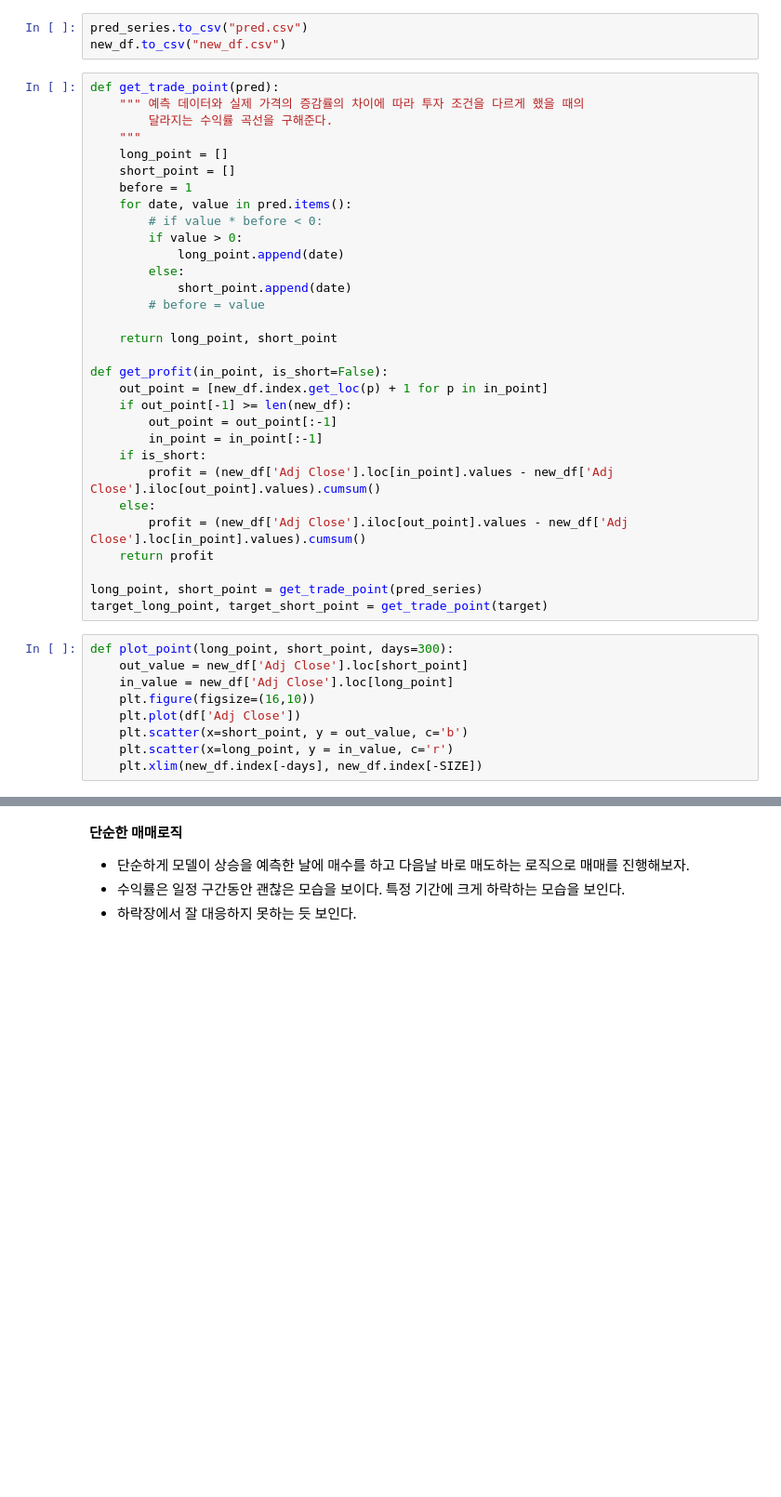
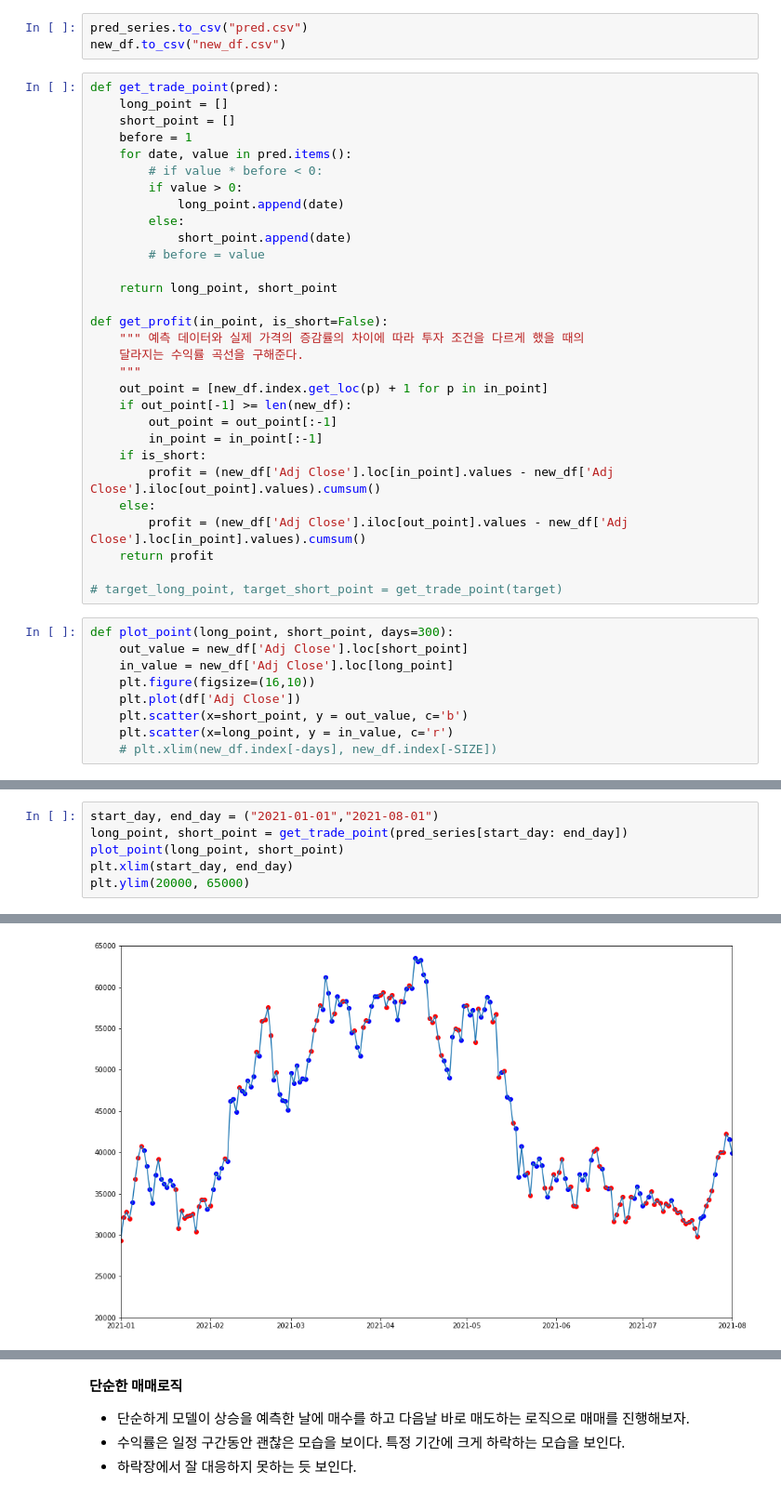
Before and after one commit to Think-JIn99/All-about-Market, a Jupyter notebook: trading/Jeong/machine_trade/model/only_btc/model_test_classify.ipynb, the cells around one changed output, grey strips where cells are left out. Shown at 93% size. Drawn from its saved outputs; the diff is of its cells as text; blank space fills up the shorter version.

```diff
--- a/trading/Jeong/machine_trade/model/only_btc/model_test_classify.ipynb
+++ b/trading/Jeong/machine_trade/model/only_btc/model_test_classify.ipynb
@@ -209,9 +215,6 @@ pred_series.to_csv("pred.csv")
 new_df.to_csv("new_df.csv")
 # %%
 def get_trade_point(pred):
-    """ 예측 데이터와 실제 가격의 증감률의 차이에 따라 투자 조건을 다르게 했을 때의
-        달라지는 수익률 곡선을 구해준다.
-    """
     long_point = []
     short_point = []
     before = 1
@@ -226,6 +229,9 @@ def get_trade_point(pred):
     return long_point, short_point
 
 def get_profit(in_point, is_short=False):
+    """ 예측 데이터와 실제 가격의 증감률의 차이에 따라 투자 조건을 다르게 했을 때의
+    달라지는 수익률 곡선을 구해준다.
+    """
     out_point = [new_df.index.get_loc(p) + 1 for p in in_point]
     if out_point[-1] >= len(new_df):
         out_point = out_point[:-1]
@@ -236,8 +242,7 @@ def get_profit(in_point, is_short=False):
         profit = (new_df['Adj Close'].iloc[out_point].values - new_df['Adj Close'].loc[in_point].values).cumsum()
     return profit
 
-long_point, short_point = get_trade_point(pred_series)
-target_long_point, target_short_point = get_trade_point(target)
+# target_long_point, target_short_point = get_trade_point(target)
 # %%
 def plot_point(long_point, short_point, days=300):
     out_value = new_df['Adj Close'].loc[short_point]
@@ -246,4 +251,4 @@ def plot_point(long_point, short_point, days=300):
     plt.plot(df['Adj Close'])
     plt.scatter(x=short_point, y = out_value, c='b')
     plt.scatter(x=long_point, y = in_value, c='r')
-    plt.xlim(new_df.index[-days], new_df.index[-SIZE])
+    # plt.xlim(new_df.index[-days], new_df.index[-SIZE])
@@ -262,0 +255,7 @@ plt.plot(get_profit(target_long_point))
+# %%
+start_day, end_day = ("2021-01-01","2021-08-01")
+long_point, short_point = get_trade_point(pred_series[start_day: end_day])
+plot_point(long_point, short_point)
+plt.xlim(start_day, end_day)
+plt.ylim(20000, 65000)
+# %% [output]
@@ -262,0 +263 @@ plt.plot(get_profit(target_long_point))
+[figure, added]
```
Also changed, not shown: parts of 26 cells of this notebook.
